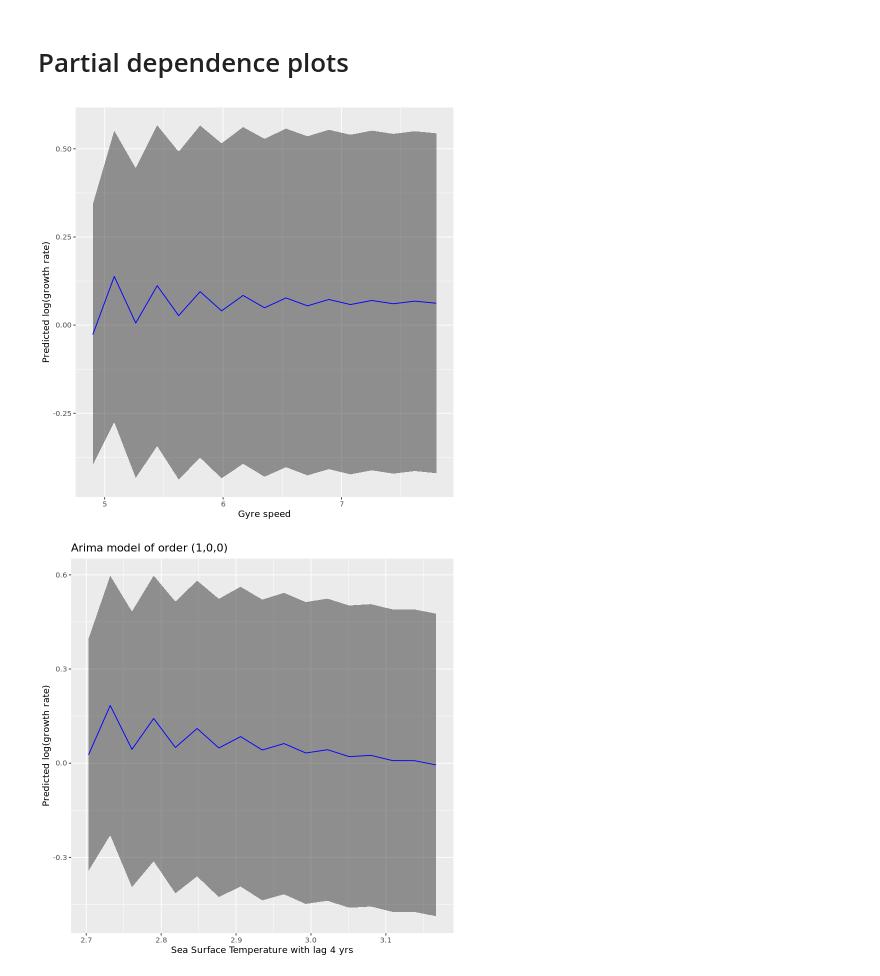
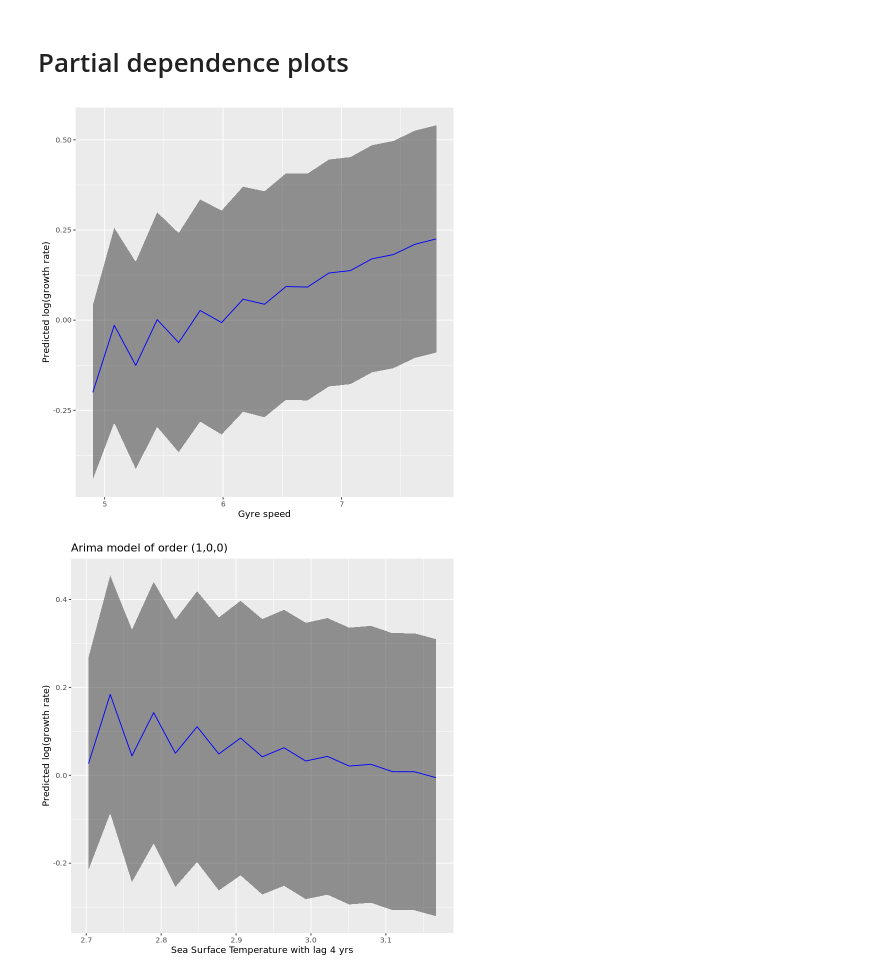
Before and after one commit to pointblue/anthropocene, a Jupyter notebook: notebooks/ADPE Crozier_final.ipynb, the cells around one changed output. Cells and saved outputs as stored; diff of their text form; code cells hidden in the pictures.

Commit message:
retrieving partial dependence plotting data

```diff
--- a/notebooks/ADPE Crozier_final.ipynb
+++ b/notebooks/ADPE Crozier_final.ipynb
@@ -1107,23 +1107,23 @@ getPDdata<-function(df,varv, meanmed="mean", mdl, type="seq"){
     pddf<-pddf[,cvars]
     pdmx<-as.matrix(pddf)
 
-    preds<-forecast(mdl,xreg=pdmx,level=95)
+    preds<-forecast(mdl,xreg=pdmx,level=80)
     plotdata<-data.frame(varv=prv,meanv=as.numeric(preds$mean),
                          lcv=as.numeric(preds$lower),ucv=as.numeric(preds$upper))
     names(plotdata)<-gsub("varv",varv,names(plotdata))
     return(plotdata)
 }
 # %%
-# "SIE_lag4", "GyreSPD", "nmSST_aw_RSP", "Fish_cum3", "mnAirTemp_lag5"
-pdat<-getPDdata(df=master_gr,varv="GyreSPD",mdl=topModel)
-ggplot(pdat,aes(x=GyreSPD,y=meanv)) + geom_ribbon(aes(ymin=lcv,ymax=ucv),alpha=0.5) + geom_line(color="blue") +
+# GyreSPD_lag4
+pdat_gysp<-getPDdata(df=master_gr,varv="GyreSPD_lag4",mdl=topModel)
+ggplot(pdat_gysp,aes(x=GyreSPD_lag4,y=meanv)) + geom_ribbon(aes(ymin=lcv,ymax=ucv),alpha=0.5) + geom_line(color="blue") +
     labs(x="Gyre speed", y = "Predicted log(growth rate)")
 # %% [output]
-[figure, old version]
+[figure, new version]
 # %%
-#nmSST_aw_RSP
-pdat<-getPDdata(df=master_gr,varv="SIE_lag4",mdl=topModel)
-ggplot(pdat,aes(x=SIE_lag4,y=meanv)) + geom_ribbon(aes(ymin=lcv,ymax=ucv),alpha=0.5) + geom_line(color="blue") +
+#SIE_lag4
+pdat_sie<-getPDdata(df=master_gr,varv="SIE_lag4",mdl=topModel)
+ggplot(pdat_sie,aes(x=SIE_lag4,y=meanv)) + geom_ribbon(aes(ymin=lcv,ymax=ucv),alpha=0.5) + geom_line(color="blue") +
     labs(x="Sea Surface Temperature with lag 4 yrs", y = "Predicted log(growth rate)", title="Arima model of order (1,0,0)")
 # %% [output]
-[figure, old version]
+[figure, new version]
```
Also changed, not shown: parts of 3 cells of this notebook, 3 other files.
